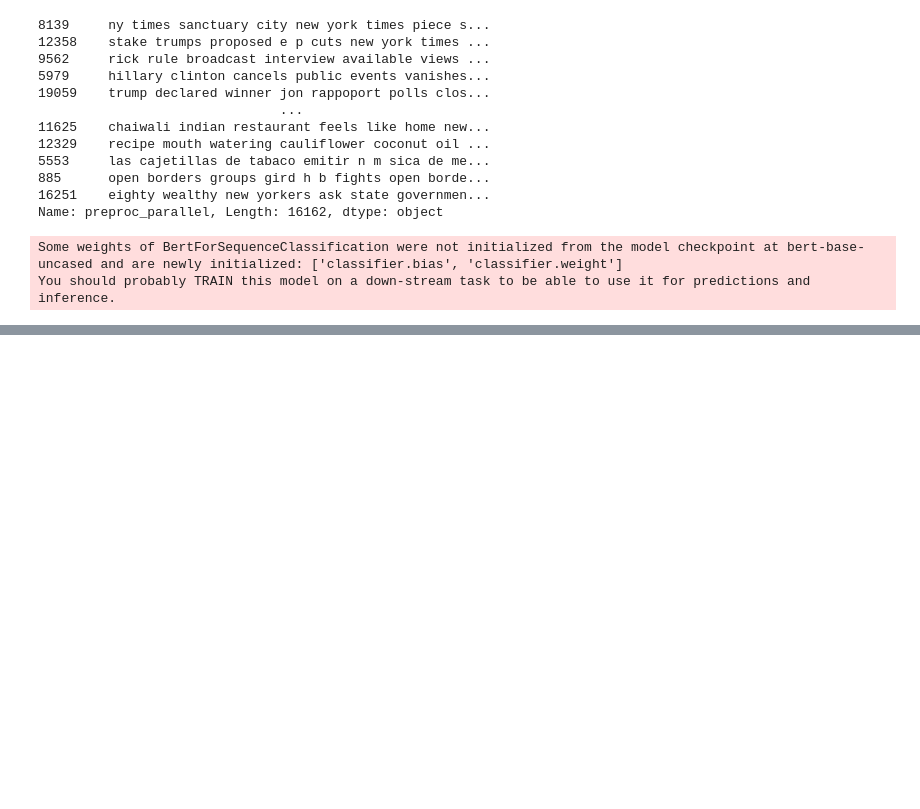
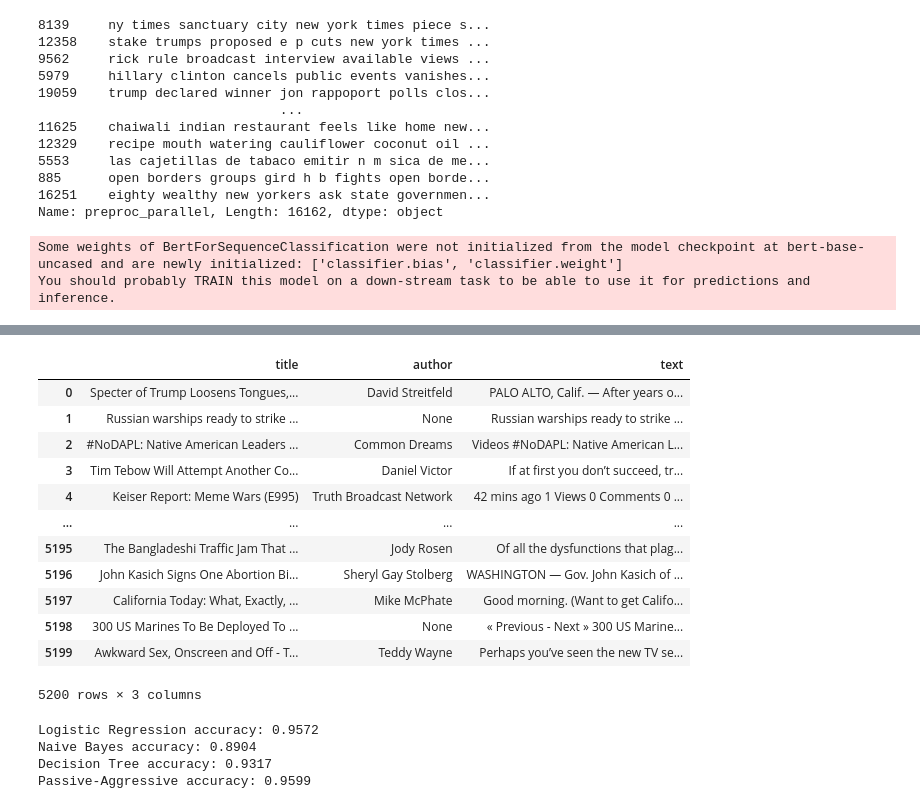
Before and after one commit to NiklNKL/fakenews_detection, a Jupyter notebook: fakenews_detection_v1..ipynb, the cells around one changed output, grey strips where cells are left out. Cells and saved outputs as stored; diff of their text form; code cells hidden in the pictures; blank space fills up the shorter version.

Commit message:
trained new models

```diff
--- a/fakenews_detection_v1..ipynb
+++ b/fakenews_detection_v1..ipynb
@@ -476,0 +549,63 @@ KeyboardInterrupt:
+# %%
+test = pd.read_parquet('data/test.parquet')
+display(test)
+# %% [output]
+|  | title | author | text |
+| 0 | Specter of Trump Loosens Tongues,... | David Streitfeld | PALO ALTO, Calif. — After years o... |
+| 1 | Russian warships ready to strike ... | None | Russian warships ready to strike ... |
+| 2 | #NoDAPL: Native American Leaders ... | Common Dreams | Videos #NoDAPL: Native American L... |
+| 3 | Tim Tebow Will Attempt Another Co... | Daniel Victor | If at first you don’t succeed, tr... |
+| 4 | Keiser Report: Meme Wars (E995) | Truth Broadcast Network | 42 mins ago 1 Views 0 Comments 0 ... |
+| ... | ... | ... | ... |
+| 5195 | The Bangladeshi Traffic Jam That ... | Jody Rosen | Of all the dysfunctions that plag... |
+| 5196 | John Kasich Signs One Abortion Bi... | Sheryl Gay Stolberg | WASHINGTON — Gov. John Kasich of ... |
+| 5197 | California Today: What, Exactly, ... | Mike McPhate | Good morning. (Want to get Califo... |
+| 5198 | 300 US Marines To Be Deployed To ... | None | « Previous - Next » 300 US Marine... |
+| 5199 | Awkward Sex, Onscreen and Off - T... | Teddy Wayne | Perhaps you’ve seen the new TV se... |
+5200 rows × 3 columns
+# %%
+from sklearn.model_selection import train_test_split
+from sklearn.feature_extraction.text import TfidfVectorizer
+from sklearn.linear_model import LogisticRegression
+from sklearn.naive_bayes import MultinomialNB
+from sklearn.tree import DecisionTreeClassifier
+from sklearn.linear_model import PassiveAggressiveClassifier
+from sklearn.pipeline import make_pipeline
+from sklearn.metrics import accuracy_score
+import joblib
+
+# Prepare the data
+train_texts_list = cleaned_df['preproc_parallel'].tolist()
+train_labels_list = cleaned_df['label'].tolist()
+
+# Split data
+X_train, X_valid, y_train, y_valid = train_test_split(train_texts_list, train_labels_list, test_size=0.2, random_state=42)
+
+# TF-IDF Vectorization
+tfidf_vectorizer = TfidfVectorizer(max_features=10000)
+
+# Define the models
+models = {
+    'Logistic Regression': LogisticRegression(),
+    'Naive Bayes': MultinomialNB(),
+    'Decision Tree': DecisionTreeClassifier(),
+    'Passive-Aggressive': PassiveAggressiveClassifier()
+}
+
+# Train and save the models
+for model_name, model in models.items():
+    pipeline = make_pipeline(tfidf_vectorizer, model)
+    pipeline.fit(X_train, y_train)
+
+    # Save the model
+    joblib.dump(pipeline, f'{model_name}_fake_news_model.pkl')
+
+    # Evaluate the model
+    y_pred = pipeline.predict(X_valid)
+    accuracy = accuracy_score(y_valid, y_pred)
+    print(f'{model_name} accuracy: {accuracy:.4f}')
+# %% [output]
+Logistic Regression accuracy: 0.9572
+Naive Bayes accuracy: 0.8904
+Decision Tree accuracy: 0.9317
+Passive-Aggressive accuracy: 0.9599
```
Also changed, not shown: parts of 12 cells of this notebook, 10 other files.
